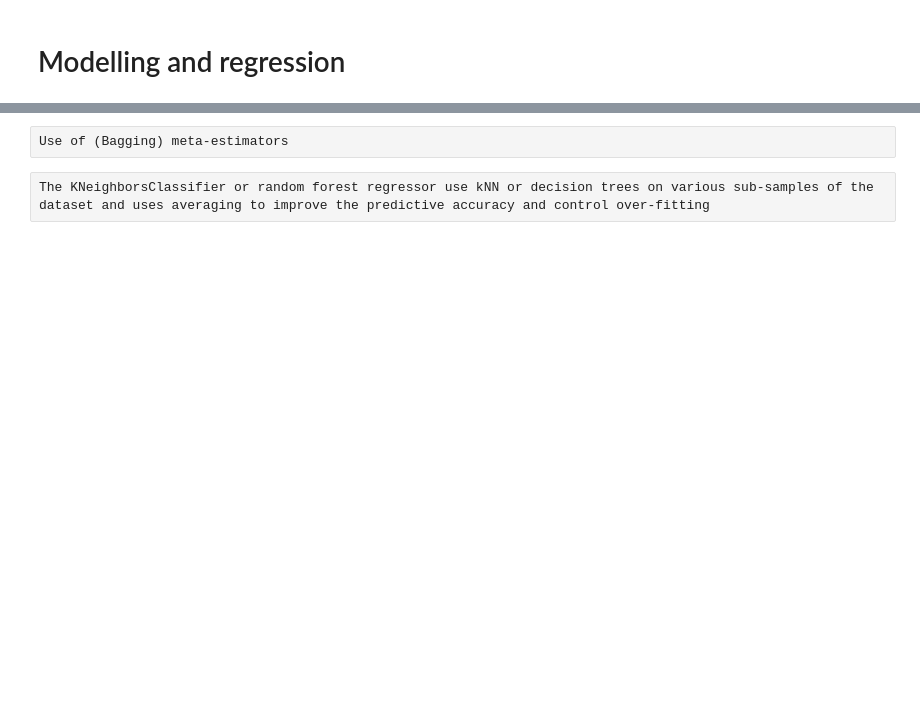
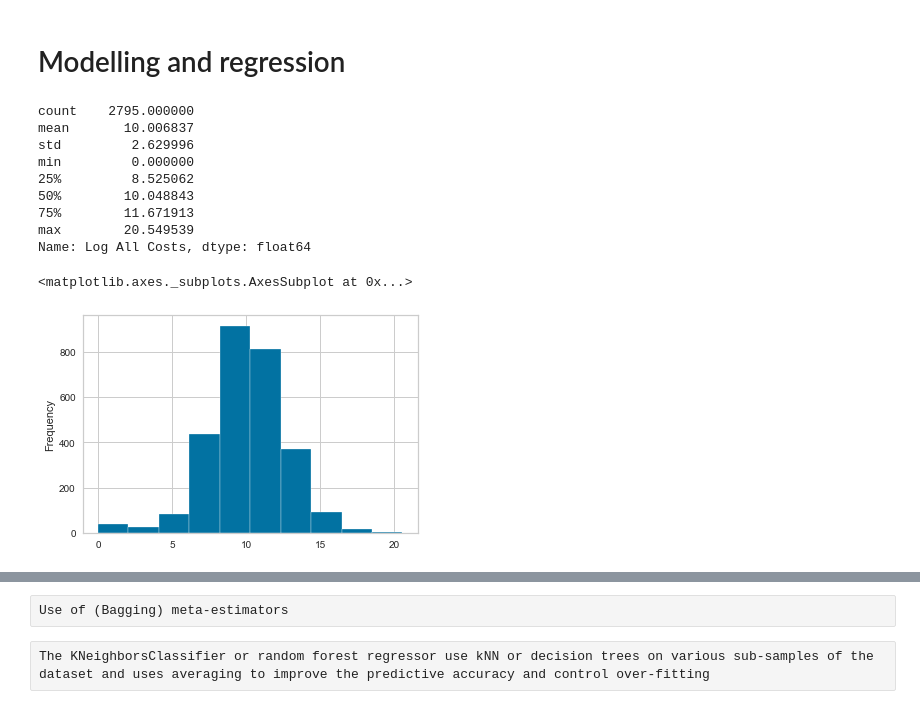
Before and after one commit to AlbandeB/Python-project, a Jupyter notebook: Pipeline Accident Cost Prediction Project.ipynb, the cells around one changed output, grey strips where cells are left out. Saved outputs shown, nothing was run; the diff lists cells and outputs as text; code cells hidden in the pictures; blank space fills up the shorter version.

```diff
--- a/Pipeline Accident Cost Prediction Project.ipynb
+++ b/Pipeline Accident Cost Prediction Project.ipynb
@@ -442,8 +398,0 @@ Problems: 2795 row ==> outliers still there!
-# %%
-del newdf['nan']
-
-l = len(newdf.columns)
-newdf = newdf.iloc[:,6:l]
-
-print(newdf.shape)
-print(newdf.head())
@@ -499,6 +459,24 @@ from sklearn.neighbors import KNeighborsClassifier
 from yellowbrick.regressor import AlphaSelection, PredictionError, ResidualsPlot
 import math
 import sklearn.metrics as metrics
+# %%
+dataframe = newdf.copy()
+
+dataframe['Log All Costs'] = y_log
+print(dataframe['Log All Costs'].describe())
+dataframe['Log All Costs'].plot(kind='hist')
+# %% [output]
+count    2795.000000
+mean       10.006837
+std         2.629996
+min         0.000000
+25%         8.525062
+50%        10.048843
+75%        11.671913
+max        20.549539
+Name: Log All Costs, dtype: float64
+<matplotlib.axes._subplots.AxesSubplot at 0x...>
+[figure, added]
 # %%
 # Extract the X and y data from the dataframe
 l = len(newdf.columns)
```
Also changed, not shown: parts of 42 cells of this notebook.
